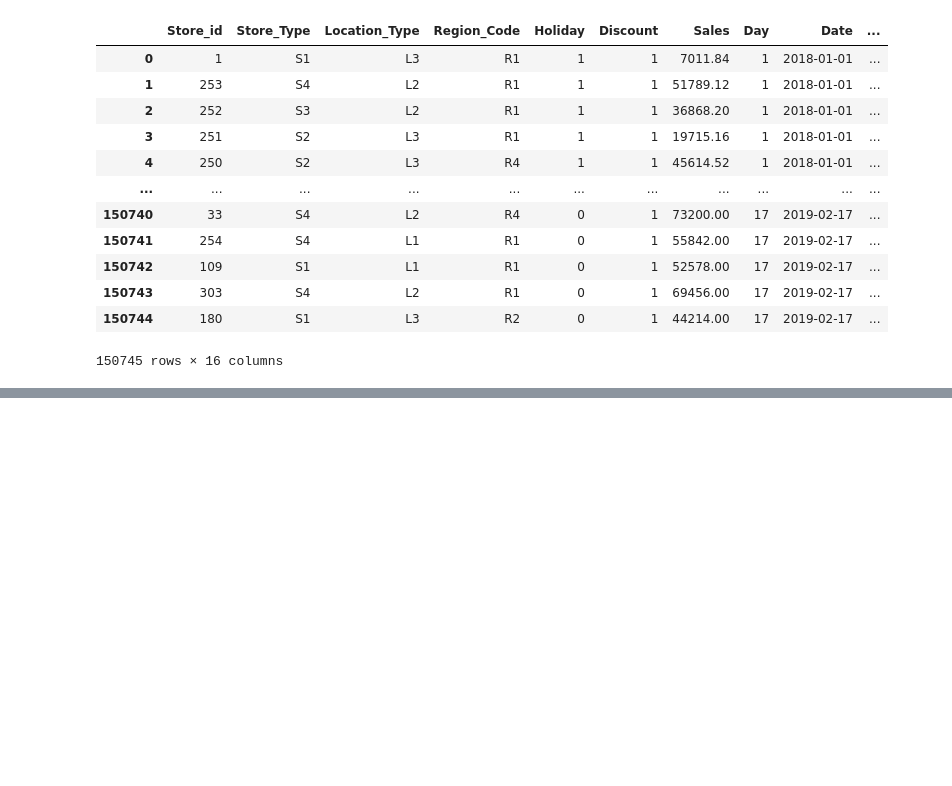
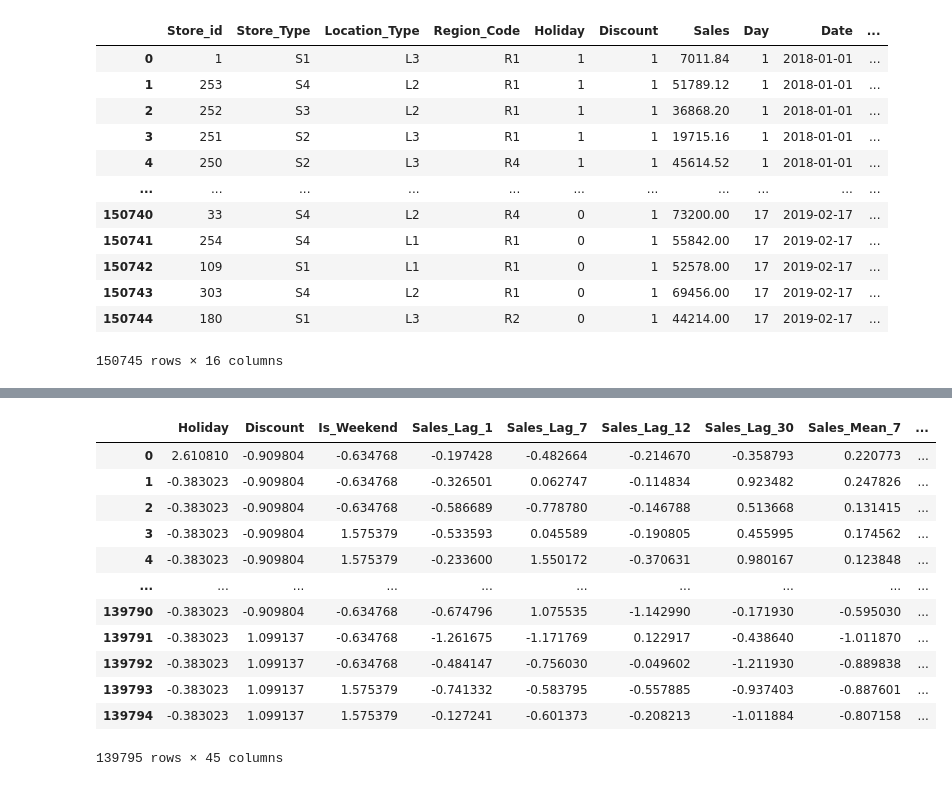
Before and after one commit to gautamnaik1994/SalesForecasting_ML_CaseStudy, a Jupyter notebook: notebooks/modelling/04.MLAlgos.ipynb, the cells around one changed output, grey strips where cells are left out. Saved outputs shown, nothing was run; the diff lists cells and outputs as text; code cells hidden in the pictures; blank space fills up the shorter version.

```diff
--- a/notebooks/modelling/04.MLAlgos.ipynb
+++ b/notebooks/modelling/04.MLAlgos.ipynb
@@ -152 +224,15 @@ Index(['Holiday', 'Discount', 'Sales', 'Day', 'Day_of_Week', 'Month',
       dtype='object')
+# %%
+scaler = StandardScaler()
+
+X_train = train.drop(columns=["Sales"])
+X_test = test.drop(columns=["Sales"])
+
+X_train = scaler.fit_transform(X_train)
+X_test = scaler.transform(X_test)
+
+X_train = pd.DataFrame(X_train, columns=train.drop(["Sales"], axis=1).columns)
+X_test = pd.DataFrame(X_test, columns=test.drop(["Sales"], axis=1).columns)
+
+y_train = train["Sales"]
+y_test = test["Sales"]
@@ -152,0 +242,16 @@ Index(['Holiday', 'Discount', 'Sales', 'Day', 'Day_of_Week', 'Month',
+# %%
+X_train
+# %% [output]
+|  | Holiday | Discount | Is_Weekend | Sales_Lag_1 | Sales_Lag_7 | Sales_Lag_12 | Sales_Lag_30 | Sales_Mean_7 | ... |
+| 0 | 2.610810 | -0.909804 | -0.634768 | -0.197428 | -0.482664 | -0.214670 | -0.358793 | 0.220773 | ... |
+| 1 | -0.383023 | -0.909804 | -0.634768 | -0.326501 | 0.062747 | -0.114834 | 0.923482 | 0.247826 | ... |
+| 2 | -0.383023 | -0.909804 | -0.634768 | -0.586689 | -0.778780 | -0.146788 | 0.513668 | 0.131415 | ... |
+| 3 | -0.383023 | -0.909804 | 1.575379 | -0.533593 | 0.045589 | -0.190805 | 0.455995 | 0.174562 | ... |
+| 4 | -0.383023 | -0.909804 | 1.575379 | -0.233600 | 1.550172 | -0.370631 | 0.980167 | 0.123848 | ... |
+| ... | ... | ... | ... | ... | ... | ... | ... | ... | ... |
+| 139790 | -0.383023 | -0.909804 | -0.634768 | -0.674796 | 1.075535 | -1.142990 | -0.171930 | -0.595030 | ... |
+| 139791 | -0.383023 | 1.099137 | -0.634768 | -1.261675 | -1.171769 | 0.122917 | -0.438640 | -1.011870 | ... |
+| 139792 | -0.383023 | 1.099137 | -0.634768 | -0.484147 | -0.756030 | -0.049602 | -1.211930 | -0.889838 | ... |
+| 139793 | -0.383023 | 1.099137 | 1.575379 | -0.741332 | -0.583795 | -0.557885 | -0.937403 | -0.887601 | ... |
+| 139794 | -0.383023 | 1.099137 | 1.575379 | -0.127241 | -0.601373 | -0.208213 | -1.011884 | -0.807158 | ... |
+139795 rows × 45 columns
```
Also changed, not shown: parts of 37 cells of this notebook, 6 other files.
